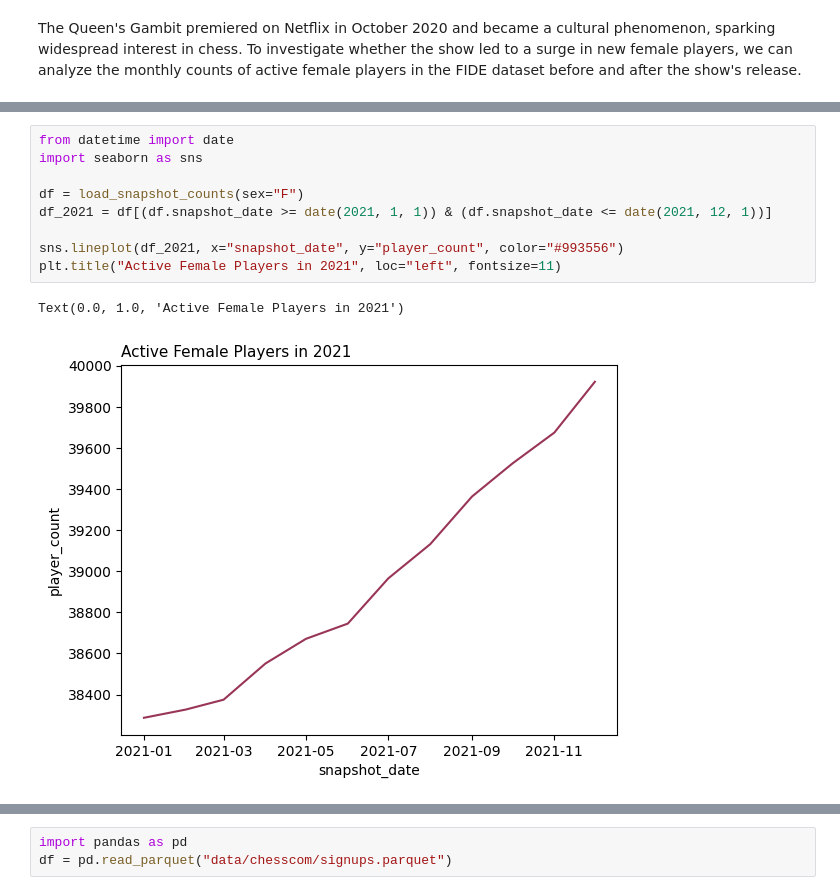
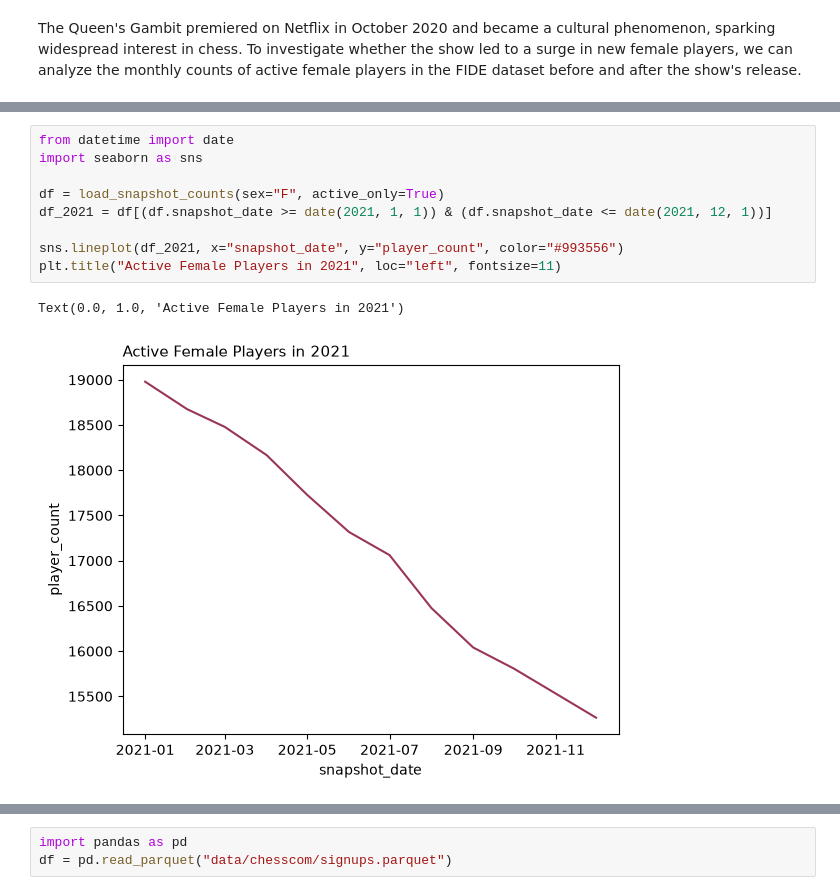
Before and after one commit to anp-exe/women-in-chess-analysis, a Jupyter notebook: analysis.ipynb, the cells around one changed output, grey strips where cells are left out. Saved outputs shown, nothing was run; the diff lists cells and outputs as text.

```diff
--- a/analysis.ipynb
+++ b/analysis.ipynb
@@ -97,13 +118,13 @@ Text(0.0, 1.0, 'Active Female Players in 2020')
 # %%
 from datetime import date
 import seaborn as sns
 
-df = load_snapshot_counts(sex="F")
+df = load_snapshot_counts(sex="F", active_only=True)
 df_2021 = df[(df.snapshot_date >= date(2021, 1, 1)) & (df.snapshot_date <= date(2021, 12, 1))]
 
 sns.lineplot(df_2021, x="snapshot_date", y="player_count", color="#993556")
 plt.title("Active Female Players in 2021", loc="left", fontsize=11)
 # %% [output]
 Text(0.0, 1.0, 'Active Female Players in 2021')
-[figure, old version]
+[figure, new version]
 # %%
```
Also changed, not shown: parts of 30 cells of this notebook, 40 other files.
